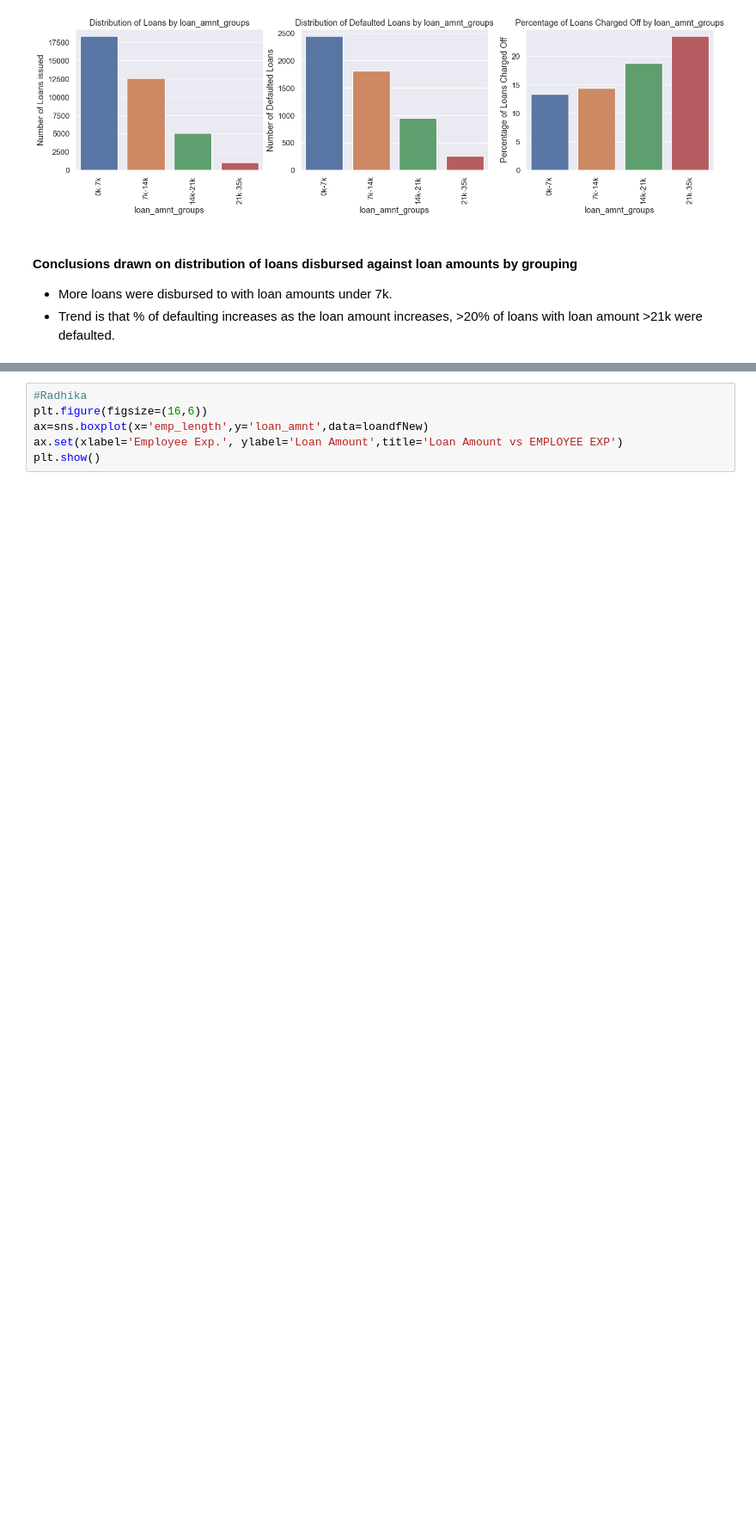
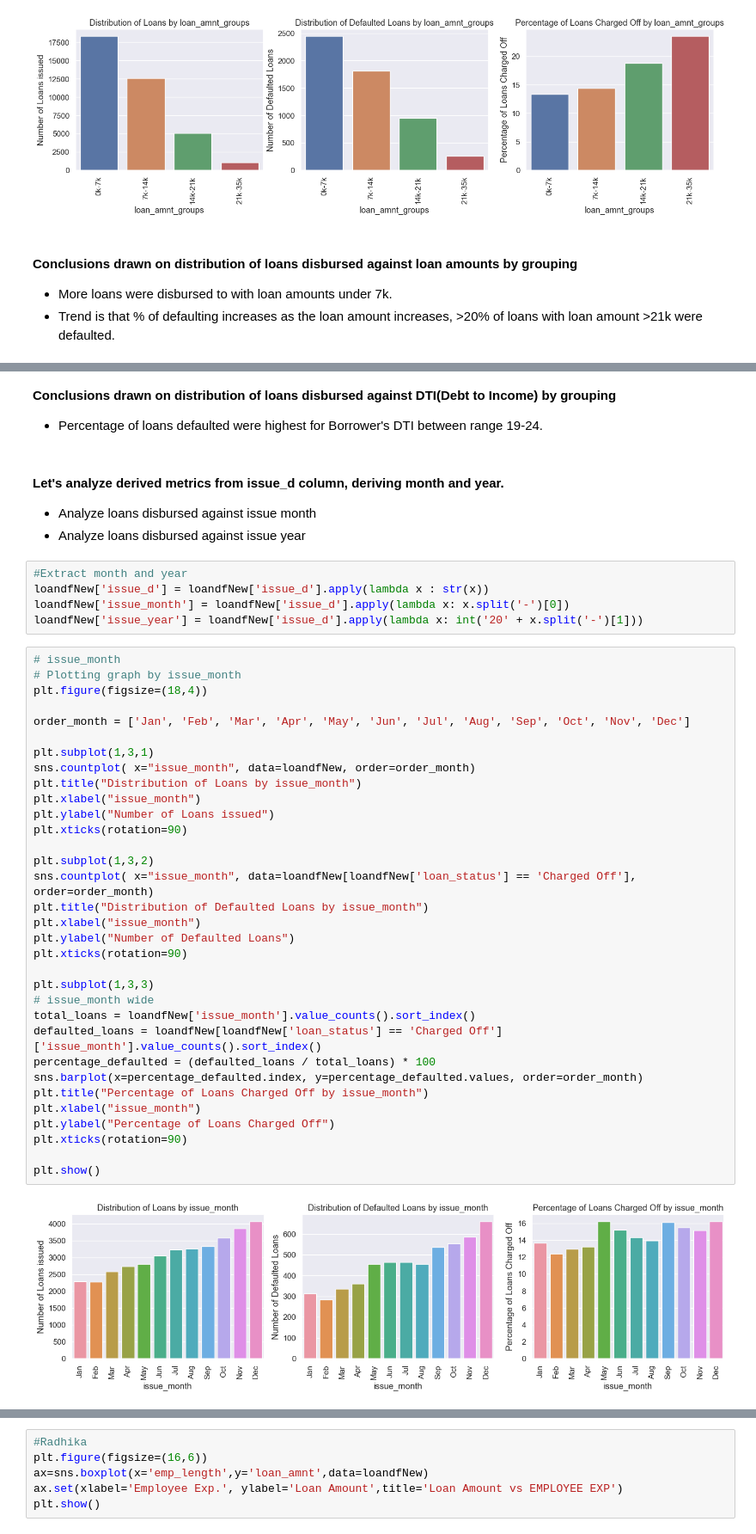
Before and after one commit to karthikgadepalli/LendingClubCaseStudy, a Jupyter notebook: LendingClubCaseStudyAnalysis.ipynb, the cells around one changed output, grey strips where cells are left out. Shown at 86% size. Cells and saved outputs as stored; diff of their text form; blank space fills up the shorter version.

```diff
--- a/LendingClubCaseStudyAnalysis.ipynb
+++ b/LendingClubCaseStudyAnalysis.ipynb
@@ -1243,0 +1361,47 @@ plt.show()
+# %% [markdown]
+**Conclusions drawn on distribution of loans disbursed against DTI(Debt to Income) by grouping**
+- Percentage of loans defaulted were highest for Borrower's DTI between range 19-24.
+# %% [markdown]
+#### Let's analyze derived metrics from issue_d column, deriving month and year.
+- Analyze loans disbursed against issue month
+- Analyze loans disbursed against issue year
+# %%
+#Extract month and year
+loandfNew['issue_d'] = loandfNew['issue_d'].apply(lambda x : str(x))
+loandfNew['issue_month'] = loandfNew['issue_d'].apply(lambda x: x.split('-')[0])
+loandfNew['issue_year'] = loandfNew['issue_d'].apply(lambda x: int('20' + x.split('-')[1]))
+# %%
+# issue_month
+# Plotting graph by issue_month
+plt.figure(figsize=(18,4))
+
+order_month = ['Jan', 'Feb', 'Mar', 'Apr', 'May', 'Jun', 'Jul', 'Aug', 'Sep', 'Oct', 'Nov', 'Dec']
+
+plt.subplot(1,3,1)
+sns.countplot( x="issue_month", data=loandfNew, order=order_month)
+plt.title("Distribution of Loans by issue_month")
+plt.xlabel("issue_month")
+plt.ylabel("Number of Loans issued")
+plt.xticks(rotation=90)
+
+plt.subplot(1,3,2)
+sns.countplot( x="issue_month", data=loandfNew[loandfNew['loan_status'] == 'Charged Off'], order=order_month)
+plt.title("Distribution of Defaulted Loans by issue_month")
+plt.xlabel("issue_month")
+plt.ylabel("Number of Defaulted Loans")
+plt.xticks(rotation=90)
+
+plt.subplot(1,3,3)
+# issue_month wide
+total_loans = loandfNew['issue_month'].value_counts().sort_index()
+defaulted_loans = loandfNew[loandfNew['loan_status'] == 'Charged Off']['issue_month'].value_counts().sort_index()
+percentage_defaulted = (defaulted_loans / total_loans) * 100
+sns.barplot(x=percentage_defaulted.index, y=percentage_defaulted.values, order=order_month)
+plt.title("Percentage of Loans Charged Off by issue_month")
+plt.xlabel("issue_month")
+plt.ylabel("Percentage of Loans Charged Off")
+plt.xticks(rotation=90)
+
+plt.show()
+# %% [output]
+[figure, added]
```
Also changed, not shown: parts of 12 cells of this notebook.
